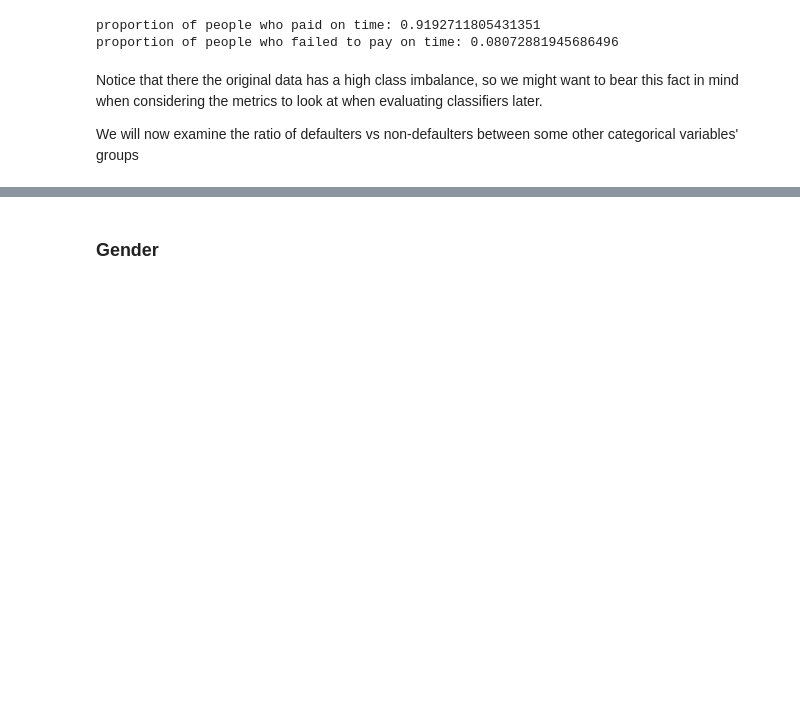
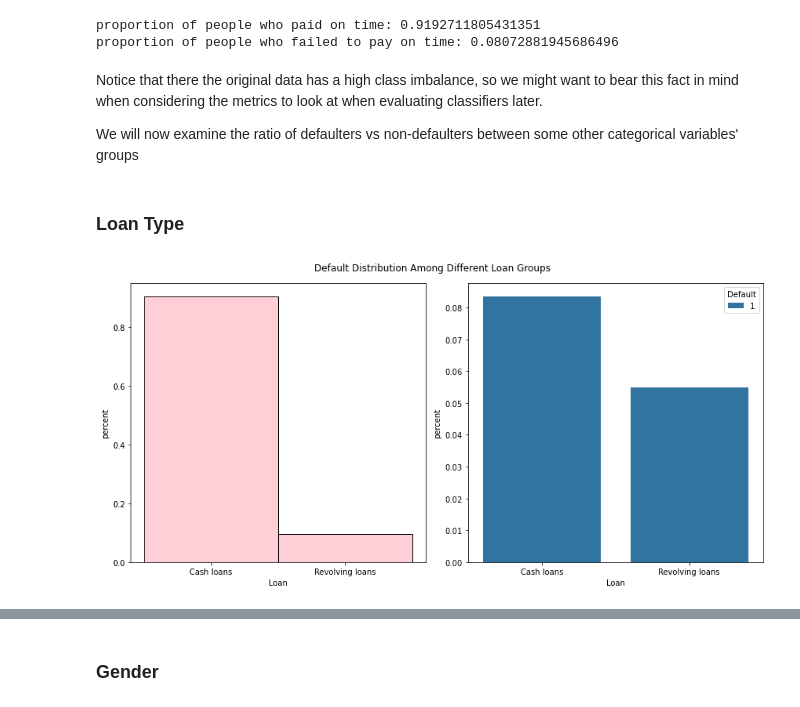
Before and after one commit to UCB-stat-159-s22/hw07-Group11, a Jupyter notebook: main.ipynb, the cells around one changed output, grey strips where cells are left out. Saved outputs shown, nothing was run; the diff lists cells and outputs as text; code cells hidden in the pictures; blank space fills up the shorter version.

```diff
--- a/main.ipynb
+++ b/main.ipynb
@@ -94,3 +98,52 @@ proportion of people who failed to pay on time: 0.08072881945686496
 Notice that there the original data has a high class imbalance, so we might want to bear this fact in mind when considering the metrics to look at when evaluating classifiers later.
 
 We will now examine the ratio of defaulters vs non-defaulters between some other categorical variables' groups
+# %%
+def plot_default_in_category_group(group_name, df, x_label):
+    f, (ax1, ax2) = plt.subplots(1,2,figsize=(12,6))
+    title = 'Default Distribution Among Different ' + x_label +' Groups'
+    ordering =  list(df[group_name].unique())
+
+    sns.histplot(ax=ax1, x=group_name, data=df, stat='density', color='pink')
+    ax1.set_xlabel(x_label)
+    ax1.set_ylabel('percent')
+
+    grouped = (df.groupby([group_name,'TARGET']).size() / df.groupby([group_name]).size()).reset_index().rename({0:'percent'}, axis=1)
+    # renaming TARGET into default for clarity
+    grouped = grouped[grouped['TARGET']==1].rename(columns = {'TARGET':"Default"})
+    sns.barplot(ax = ax2, x=group_name, hue="Default", y='percent', data=grouped,order=ordering)
+    ax2.set_xlabel(x_label)
+
+    if (len(ordering) >= 5):
+        ax1.set_xticklabels(ordering, rotation = 45)
+        ax2.set_xticklabels(ordering, rotation = 45)
+    f.suptitle(title)
+    f.tight_layout()
+
+def plot_default_in_numerical_discrete_group(group_name, df, x_label):
+    filled = df[[group_name]].fillna(value=0)
+    df[group_name] = filled
+    # removing extreme outliers and calculating an appropriate binwidth
+    sorted_df = list(df.sort_values(by=[group_name],ascending=False).index)[1000:]
+    new_df = df.query('index in @sorted_df')
+    new_df = new_df.rename(columns = {'TARGET':"Default"})
+
+
+    f, (ax1, ax2) = plt.subplots(1,2,figsize=(12,6))
+    sns.histplot(data = new_df,x=group_name,binwidth=1, ax=ax1, color = 'pink', stat = 'density')
+
+    ax1.set_xlabel(x_label)
+    ax1.set_title('Distribution of '+x_label)
+
+    prop = new_df[[group_name,'Default']].groupby(group_name).mean().reset_index()
+    sns.lineplot(data = prop,x = group_name,y = 'Default', ax=ax2, color = 'blue')
+    ax2.set_ylabel('Default Proportion')
+    ax2.set_xlabel(x_label)
+    ax2.set_title('Default Proportion vs '+ x_label)
+    f.tight_layout()
+# %% [markdown]
+### Loan Type
+# %%
+plot_default_in_category_group('NAME_CONTRACT_TYPE', df, 'Loan')
+# %% [output]
+[figure, added]
```
Also changed, not shown: parts of 27 cells of this notebook, 6 other files.
